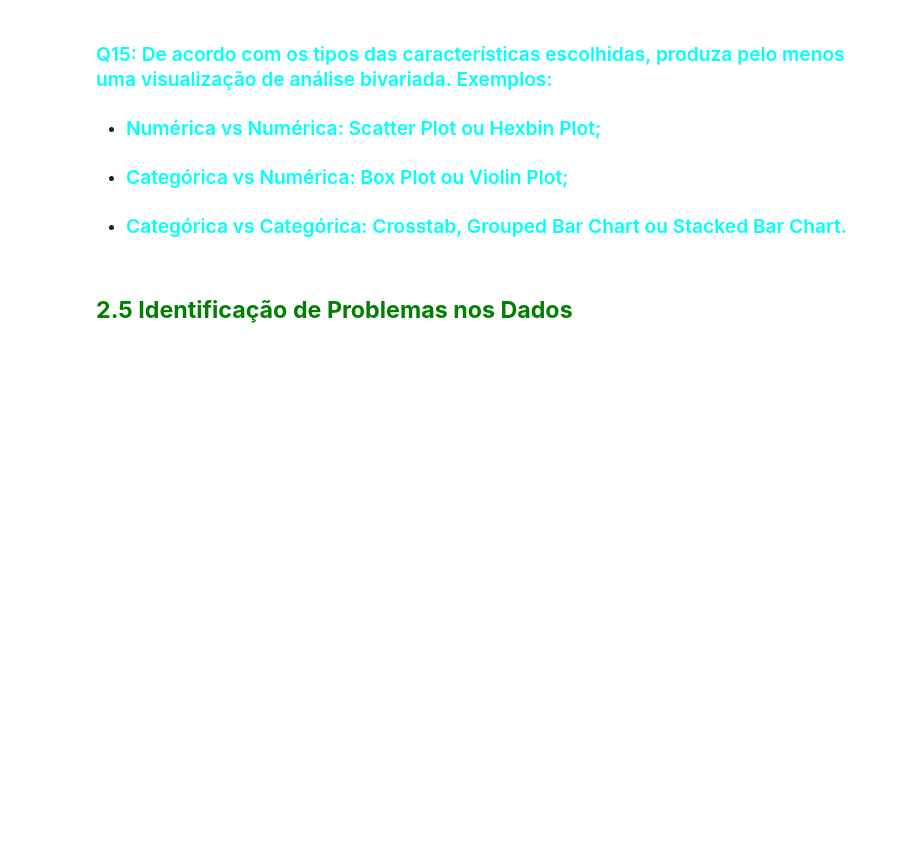
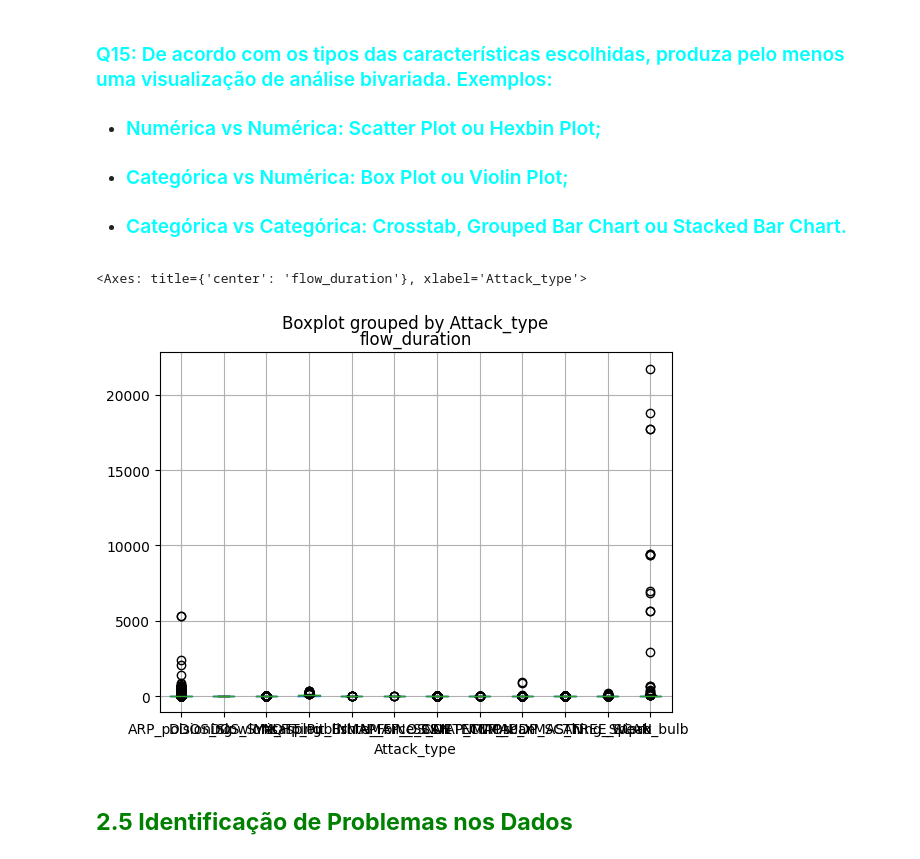
Before and after one commit to armengol2/Analise-de-dados, a Jupyter notebook: lab/C24_2026_1_L1_Atividade_03_294.ipynb, the cells around one changed output. Drawn from its saved outputs; the diff is of its cells as text; code cells hidden in the pictures; blank space fills up the shorter version.

```diff
--- a/lab/C24_2026_1_L1_Atividade_03_294.ipynb
+++ b/lab/C24_2026_1_L1_Atividade_03_294.ipynb
@@ -169,6 +259,11 @@ df.sample(10)
 - ### <font color='cyan'>Numérica vs Numérica: Scatter Plot ou Hexbin Plot;</font>
 - ### <font color='cyan'>Categórica vs Numérica: Box Plot ou Violin Plot;</font>
 - ### <font color='cyan'>Categórica vs Categórica: Crosstab, Grouped Bar Chart ou Stacked Bar Chart.</font>
+# %%
+df.boxplot(column='flow_duration', by='Attack_type')
+# %% [output]
+<Axes: title={'center': 'flow_duration'}, xlabel='Attack_type'>
+[figure, added]
 # %% [markdown]
 ## <font color='green'>**2.5 Identificação de Problemas nos Dados**</font>
 # %% [markdown]
```
Also changed, not shown: parts of 20 cells of this notebook.
